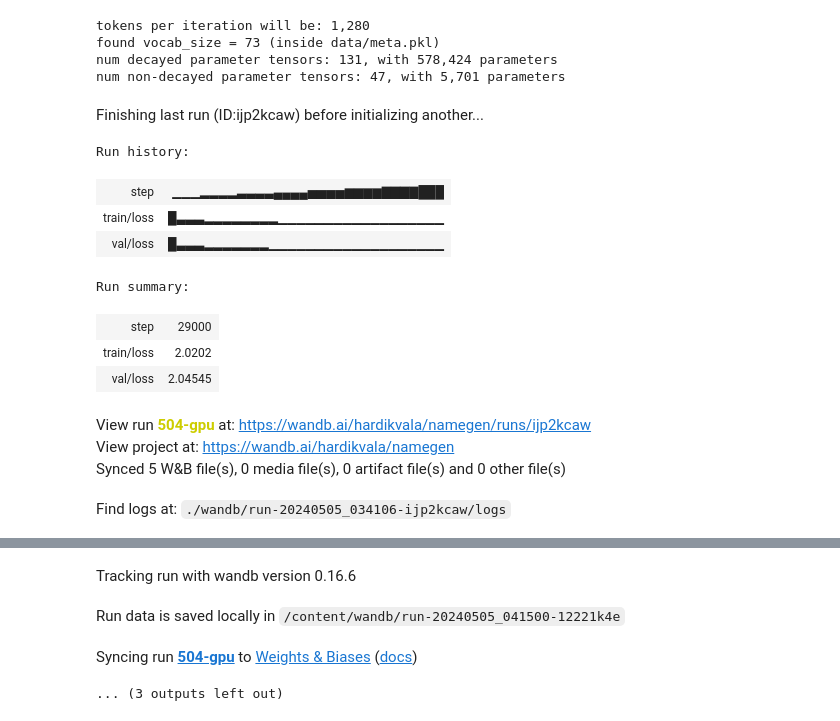
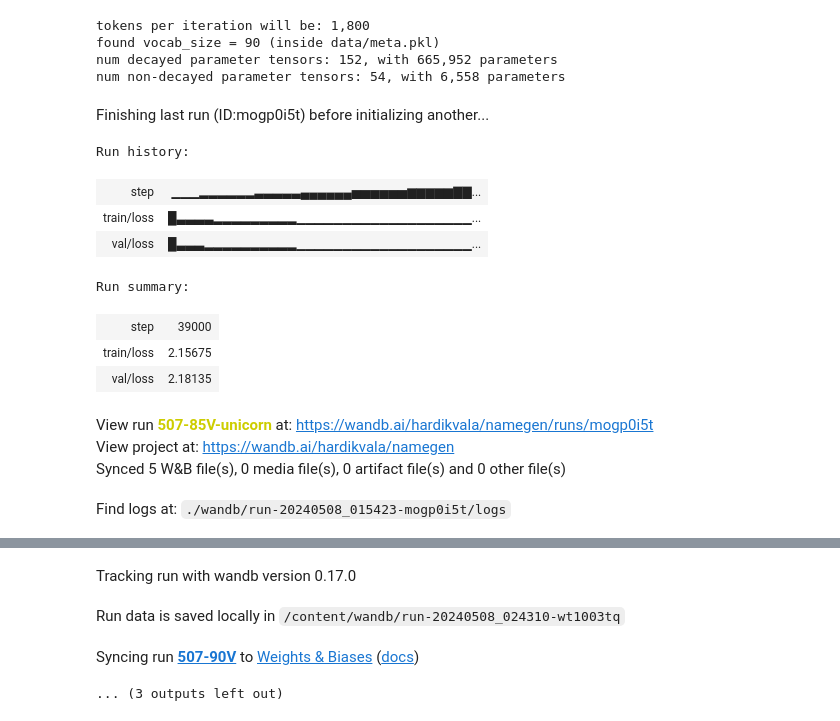
Before and after one commit to hardik-vala/unicorn-namegen, a Jupyter notebook: notebook/namegen_gpu_test.ipynb, the cells around one changed output, grey strips where cells are left out. Cells and saved outputs as stored; diff of their text form; code cells hidden in the pictures.

```diff
--- a/notebook/namegen_gpu_test.ipynb
+++ b/notebook/namegen_gpu_test.ipynb
@@ -213,13 +213,14 @@ log_interval = 1000
 # wandb logging
 wandb_log = True
 wandb_project = "namegen"
-wandb_run_name = "504-gpu"
+wandb_run_name = "507-90V"
 # data
 dataset = "names"
-batch_size = 64
+batch_size = 90
 block_size = 20  # context length
+vocab_size = 90
 # model
-n_layer = 6
+n_layer = 7
 n_head = 6
 n_embd = 84
 dropout = 0.2  # for pretraining 0 is good, for finetuning try 0.1+
@@ -227,7 +228,7 @@ bias = False  # do we use bias inside LayerNorm and Linear layers?
 write_checkpoint = True
 # adamw optimizer
 learning_rate = 1e-4  # max learning rate
-max_iters = 40000
+max_iters = 42000
 weight_decay=1e-1
 beta1 = 0.9
 beta2 = 0.99
@@ -339,46 +340,46 @@ for step in range(max_iters):
         )
         if wandb_log:
             wandb.log(
                 {"step": step, "train/loss": losses["train"], "val/loss": losses["val"]}
             )
     xb, yb = get_batch("train")
     logits, loss = model(xb, yb)
     optimizer.zero_grad(set_to_none=True)
     loss.backward()
     optimizer.step()
 
 # timing
 t1 = time.time()
 dt = t1 - t0
 print(f"time: {dt:.2f}s")
 
 # write checkpoint
 if write_checkpoint:
     checkpoint = {
         "model": model.state_dict(),
         "optimizer": optimizer.state_dict(),
         "model_args": model_args,
         "iter_num": step,
         "final_val_loss": losses["val"],
         "config": config,
     }
     print(f"saving checkpoint to {out_dir}")
     torch.save(checkpoint, os.path.join(out_dir, "ckpt.pt"))
 # %% [output]
-tokens per iteration will be: 1,280
-found vocab_size = 73 (inside data/meta.pkl)
-num decayed parameter tensors: 131, with 578,424 parameters
-num non-decayed parameter tensors: 47, with 5,701 parameters
+tokens per iteration will be: 1,800
+found vocab_size = 90 (inside data/meta.pkl)
+num decayed parameter tensors: 152, with 665,952 parameters
+num non-decayed parameter tensors: 54, with 6,558 parameters
-Finishing last run (ID:ijp2kcaw) before initializing another...
+Finishing last run (ID:mogp0i5t) before initializing another...
 Run history:
-| step | ▁▁▁▂▂▂▂▃▃▃▃▄▄▄▄▅▅▅▅▆▆▆▆▇▇▇▇███ |
-| train/loss | █▃▃▃▂▂▂▂▂▂▂▂▁▁▁▁▁▁▁▁▁▁▁▁▁▁▁▁▁▁ |
-| val/loss | █▃▃▃▂▂▂▂▂▂▂▁▁▁▁▁▁▁▁▁▁▁▁▁▁▁▁▁▁▁ |
+| step | ▁▁▁▂▂▂▂▂▂▃▃▃▃▃▄▄▄▄▄▄▅▅▅▅▅▅▆▆▆▆▆▇▇... |
+| train/loss | █▃▃▃▃▂▂▂▂▂▂▂▂▂▁▁▁▁▁▁▁▁▁▁▁▁▁▁▁▁▁▁▁... |
+| val/loss | █▃▃▃▂▂▂▂▂▂▂▂▂▂▁▁▁▁▁▁▁▁▁▁▁▁▁▁▁▁▁▁▁... |
 Run summary:
-| step | 29000 |
-| train/loss | 2.0202 |
-| val/loss | 2.04545 |
+| step | 39000 |
+| train/loss | 2.15675 |
+| val/loss | 2.18135 |
-View run 504-gpu at: https://wandb.ai/hardikvala/namegen/runs/ijp2kcaw
+View run 507-85V-unicorn at: https://wandb.ai/hardikvala/namegen/runs/mogp0i5t
 View project at: https://wandb.ai/hardikvala/namegen
 Synced 5 W&B file(s), 0 media file(s), 0 artifact file(s) and 0 other file(s)
-Find logs at: ./wandb/run-20240505_034106-ijp2kcaw/logs
+Find logs at: ./wandb/run-20240508_015423-mogp0i5t/logs
@@ -386,6 +387,6 @@ Successfully finished last run (ID:ijp2kcaw). Initializing new run:
-Tracking run with wandb version 0.16.6
+Tracking run with wandb version 0.17.0
-Run data is saved locally in /content/wandb/run-20240505_041500-12221k4e
+Run data is saved locally in /content/wandb/run-20240508_024310-wt1003tq
-Syncing run 504-gpu to Weights & Biases (docs)
+Syncing run 507-90V to Weights & Biases (docs)
 ... (3 outputs left out)
 # %%
 from contextlib import nullcontext
```
Also changed, not shown: parts of 3 cells of this notebook.
